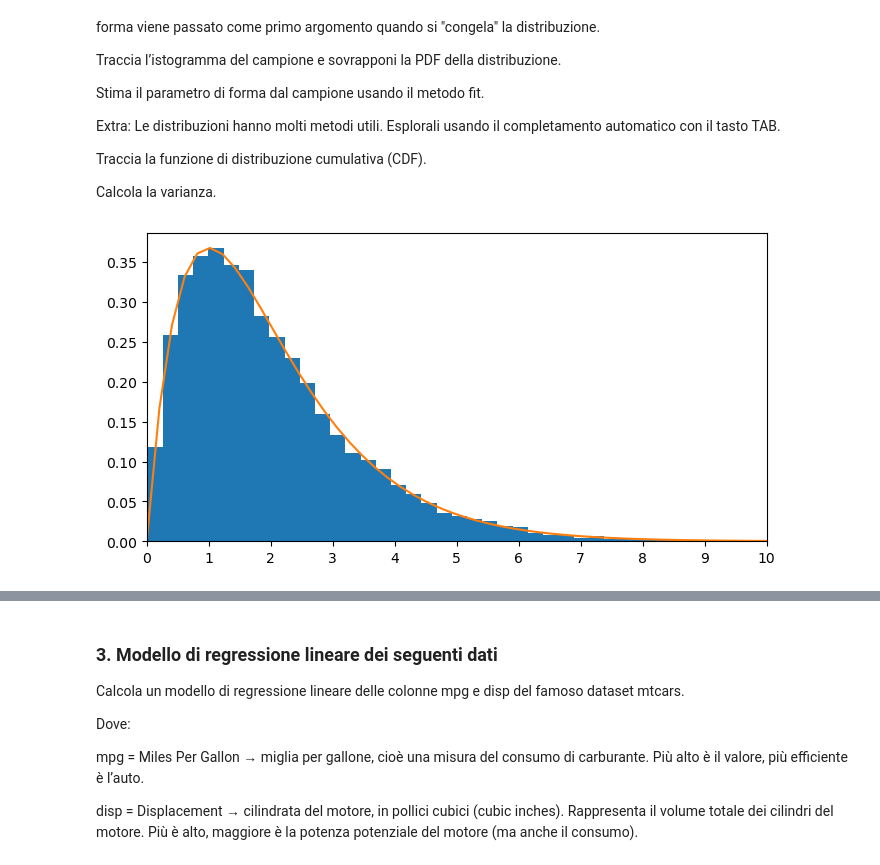
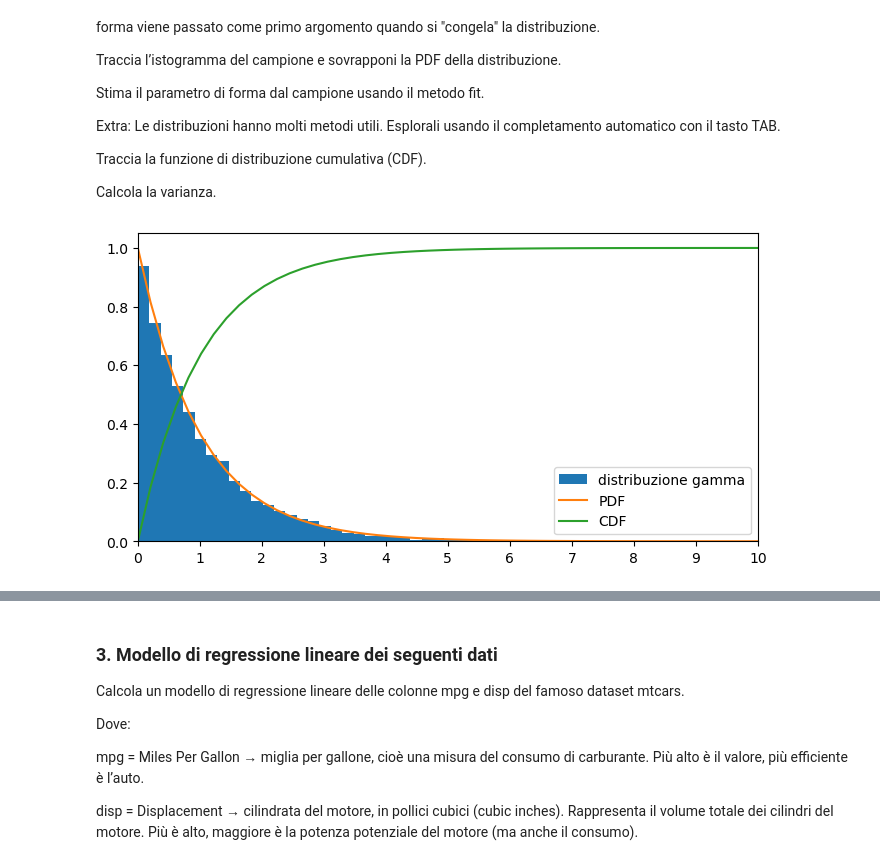
Before and after one commit to Blaz05/ProgrammingLab2, a Jupyter notebook: 6_Esercizi_lez_6.ipynb, the cells around one changed output, grey strips where cells are left out. Cells and saved outputs as stored; diff of their text form; code cells hidden in the pictures.

```diff
--- a/6_Esercizi_lez_6.ipynb
+++ b/6_Esercizi_lez_6.ipynb
@@ -19,15 +19,16 @@ import pandas as pd
 import matplotlib.pyplot as plt
 import scipy as sp
 # %%
-a = 2
-dist = sp.stats.gamma(a, loc=0, scale=1)
+dist = sp.stats.gamma(a=1, loc=0, scale=1)
 sample = dist.rvs(size=10000)
 plt.figure(figsize=(8,4))
 plt.xlim(0,10)
 plt.xticks(np.arange(0,10.5,1))
 plt.hist(sample, bins=50, density=True, label='distribuzione gamma')
 x = np.linspace(0, 10)
 plt.plot(x, dist.pdf(x), label='PDF')
+plt.plot(x, dist.cdf(x), label='CDF')
+plt.legend()
 plt.show()
 # %% [output]
-[figure, old version]
+[figure, new version]
```
Also changed, not shown: parts of 8 cells of this notebook.
